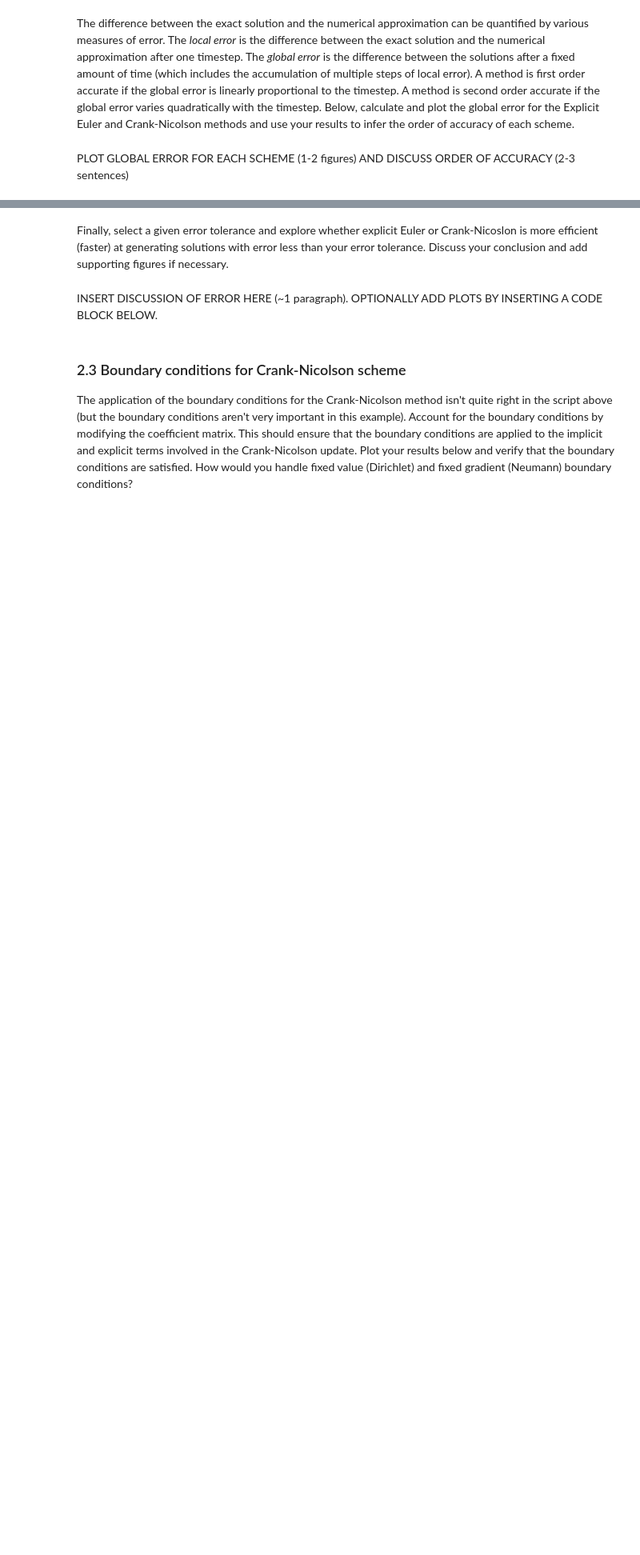
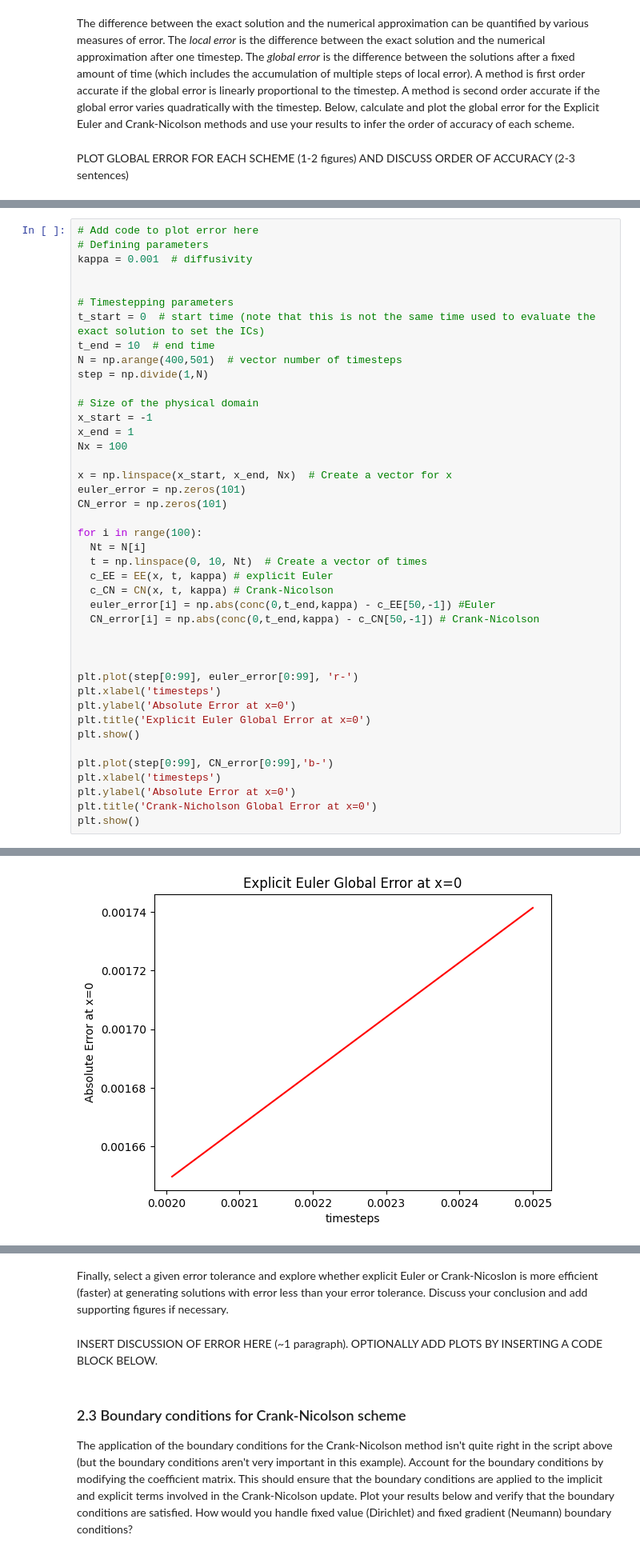
Before and after one commit to hesoane123-dev/QCES, a Jupyter notebook: Project1_numerical_methods.ipynb, the cells around one changed output, grey strips where cells are left out. Shown at 80% size. Cells and saved outputs as stored; diff of their text form; blank space fills up the shorter version.

```diff
--- a/Project1_numerical_methods.ipynb
+++ b/Project1_numerical_methods.ipynb
@@ -263,0 +338,43 @@ PLOT GLOBAL ERROR FOR EACH SCHEME (1-2 figures) AND DISCUSS ORDER OF ACCURACY (2
+# %%
+# Add code to plot error here
+# Defining parameters
+kappa = 0.001  # diffusivity
+
+
+# Timestepping parameters
+t_start = 0  # start time (note that this is not the same time used to evaluate the exact solution to set the ICs)
+t_end = 10  # end time
+N = np.arange(400,501)  # vector number of timesteps
+step = np.divide(1,N)
+
+# Size of the physical domain
+x_start = -1
+x_end = 1
+Nx = 100
+
+x = np.linspace(x_start, x_end, Nx)  # Create a vector for x
+euler_error = np.zeros(101)
+CN_error = np.zeros(101)
+
+for i in range(100):
+  Nt = N[i]
+  t = np.linspace(0, 10, Nt)  # Create a vector of times
+  c_EE = EE(x, t, kappa) # explicit Euler
+  c_CN = CN(x, t, kappa) # Crank-Nicolson
+  euler_error[i] = np.abs(conc(0,t_end,kappa) - c_EE[50,-1]) #Euler
+  CN_error[i] = np.abs(conc(0,t_end,kappa) - c_CN[50,-1]) # Crank-Nicolson
+
+
+
+plt.plot(step[0:99], euler_error[0:99], 'r-')
+plt.xlabel('timesteps')
+plt.ylabel('Absolute Error at x=0')
+plt.title('Explicit Euler Global Error at x=0')
+plt.show()
+
+plt.plot(step[0:99], CN_error[0:99],'b-')
+plt.xlabel('timesteps')
+plt.ylabel('Absolute Error at x=0')
+plt.title('Crank-Nicholson Global Error at x=0')
+plt.show()
+# %% [output]
@@ -263,0 +407 @@ PLOT GLOBAL ERROR FOR EACH SCHEME (1-2 figures) AND DISCUSS ORDER OF ACCURACY (2
+[figure, added]
```
Also changed, not shown: parts of 13 cells of this notebook.
